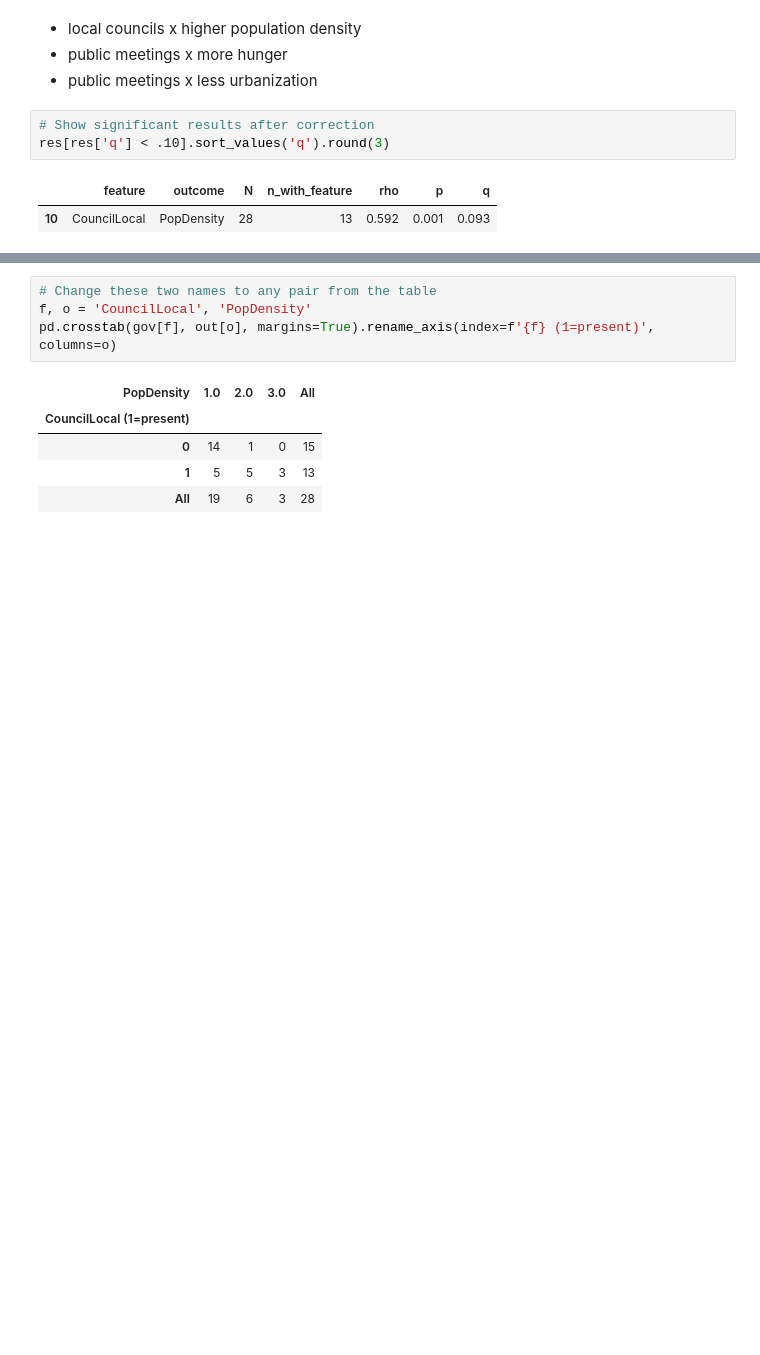
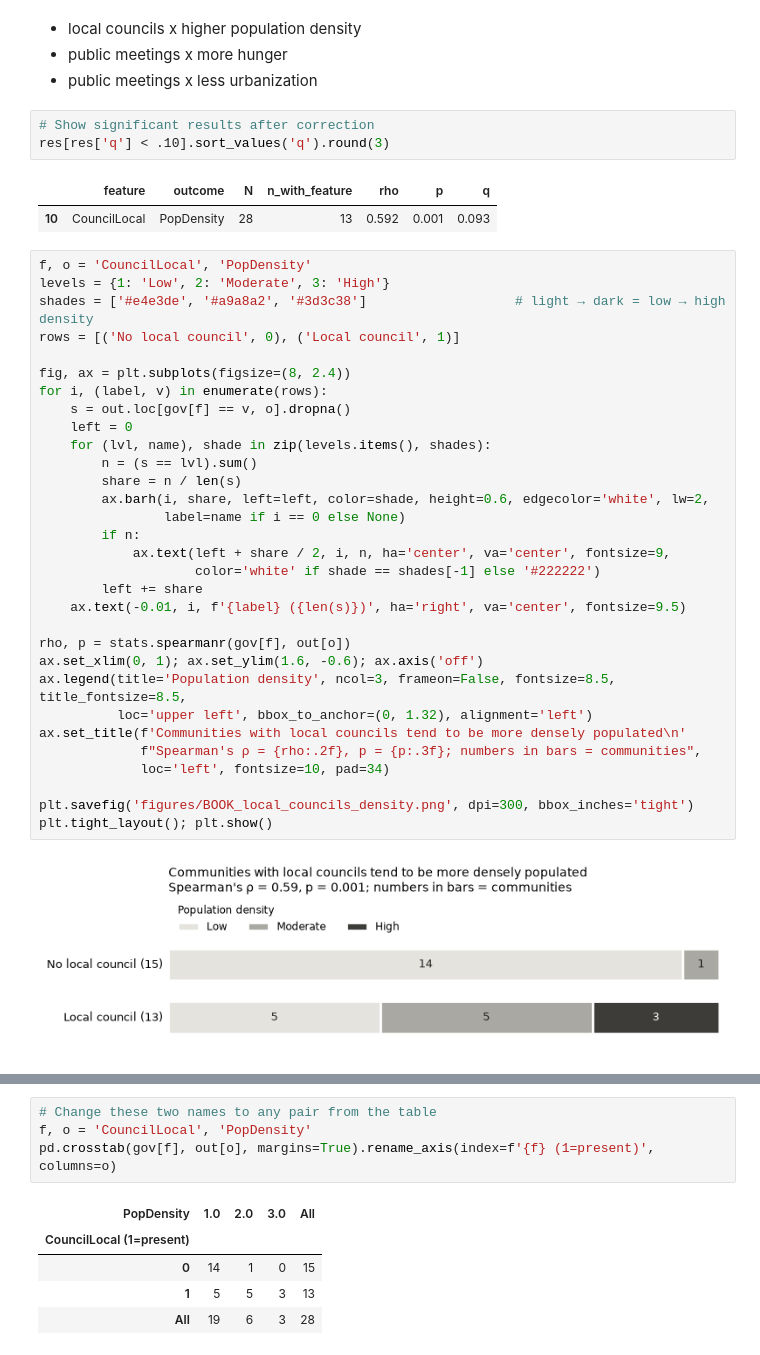
Before and after one commit to rileynwong/cgi-analysis, a Jupyter notebook: CGI_Replication_Manual.ipynb, the cells around one changed output, grey strips where cells are left out. Saved outputs shown, nothing was run; the diff lists cells and outputs as text; blank space fills up the shorter version.

Commit message:
Update notebook, add figures

```diff
--- a/CGI_Replication_Manual.ipynb
+++ b/CGI_Replication_Manual.ipynb
@@ -396,6 +398,39 @@ res[res['q'] < .10].sort_values('q').round(3)
 # %% [output]
 |  | feature | outcome | N | n_with_feature | rho | p | q |
 | 10 | CouncilLocal | PopDensity | 28 | 13 | 0.592 | 0.001 | 0.093 |
+# %%
+f, o = 'CouncilLocal', 'PopDensity'
+levels = {1: 'Low', 2: 'Moderate', 3: 'High'}
+shades = ['#e4e3de', '#a9a8a2', '#3d3c38']                   # light → dark = low → high density
+rows = [('No local council', 0), ('Local council', 1)]
+
+fig, ax = plt.subplots(figsize=(8, 2.4))
+for i, (label, v) in enumerate(rows):
+    s = out.loc[gov[f] == v, o].dropna()
+    left = 0
+    for (lvl, name), shade in zip(levels.items(), shades):
+        n = (s == lvl).sum()
+        share = n / len(s)
+        ax.barh(i, share, left=left, color=shade, height=0.6, edgecolor='white', lw=2,
+                label=name if i == 0 else None)
+        if n:
+            ax.text(left + share / 2, i, n, ha='center', va='center', fontsize=9,
+                    color='white' if shade == shades[-1] else '#222222')
+        left += share
+    ax.text(-0.01, i, f'{label} ({len(s)})', ha='right', va='center', fontsize=9.5)
+
+rho, p = stats.spearmanr(gov[f], out[o])
+ax.set_xlim(0, 1); ax.set_ylim(1.6, -0.6); ax.axis('off')
+ax.legend(title='Population density', ncol=3, frameon=False, fontsize=8.5, title_fontsize=8.5,
+          loc='upper left', bbox_to_anchor=(0, 1.32), alignment='left')
+ax.set_title(f'Communities with local councils tend to be more densely populated\n'
+             f"Spearman's ρ = {rho:.2f}, p = {p:.3f}; numbers in bars = communities",
+             loc='left', fontsize=10, pad=34)
+
+plt.savefig('figures/BOOK_local_councils_density.png', dpi=300, bbox_inches='tight')
+plt.tight_layout(); plt.show()
+# %% [output]
+[figure, added]
 # %%
 ### Heatmap
 rho_mat = res.pivot(index='feature', columns='outcome', values='rho').loc[gov_keep, out_keep]
```
Also changed, not shown: parts of 39 cells of this notebook.
